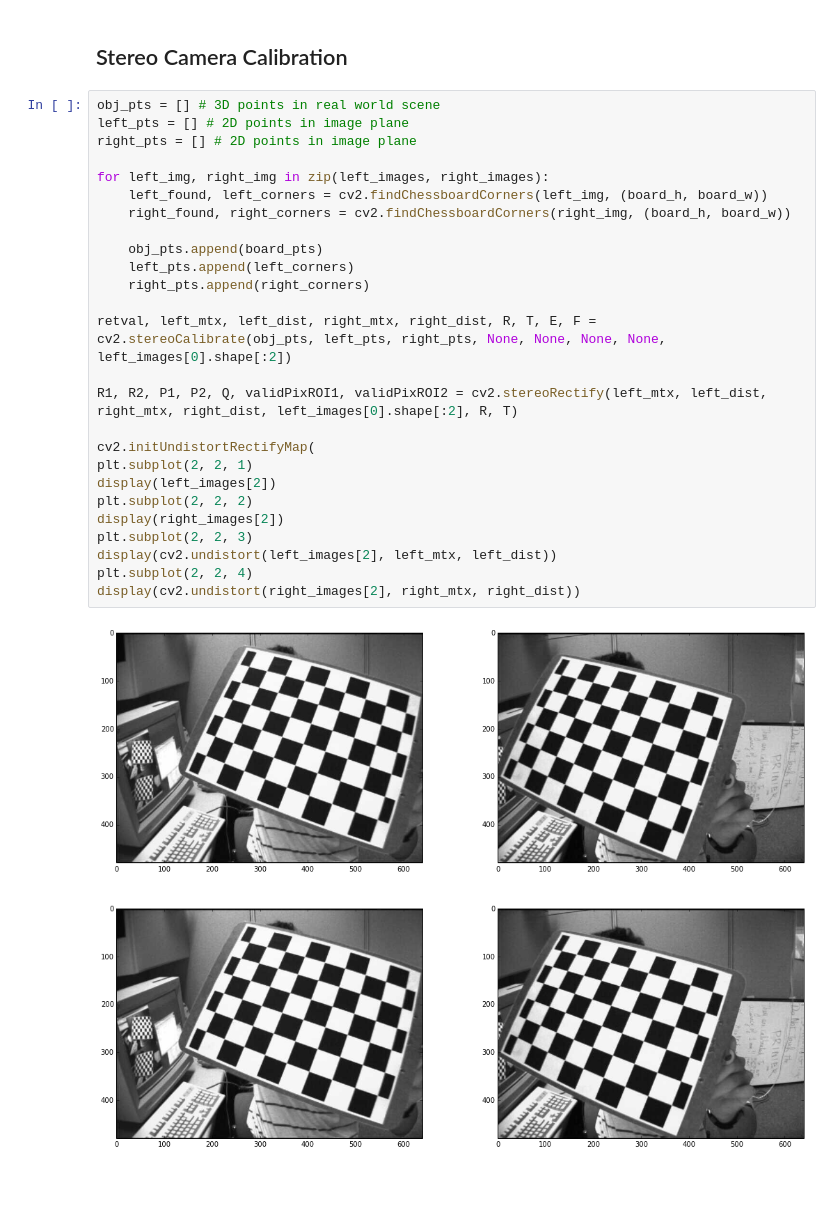
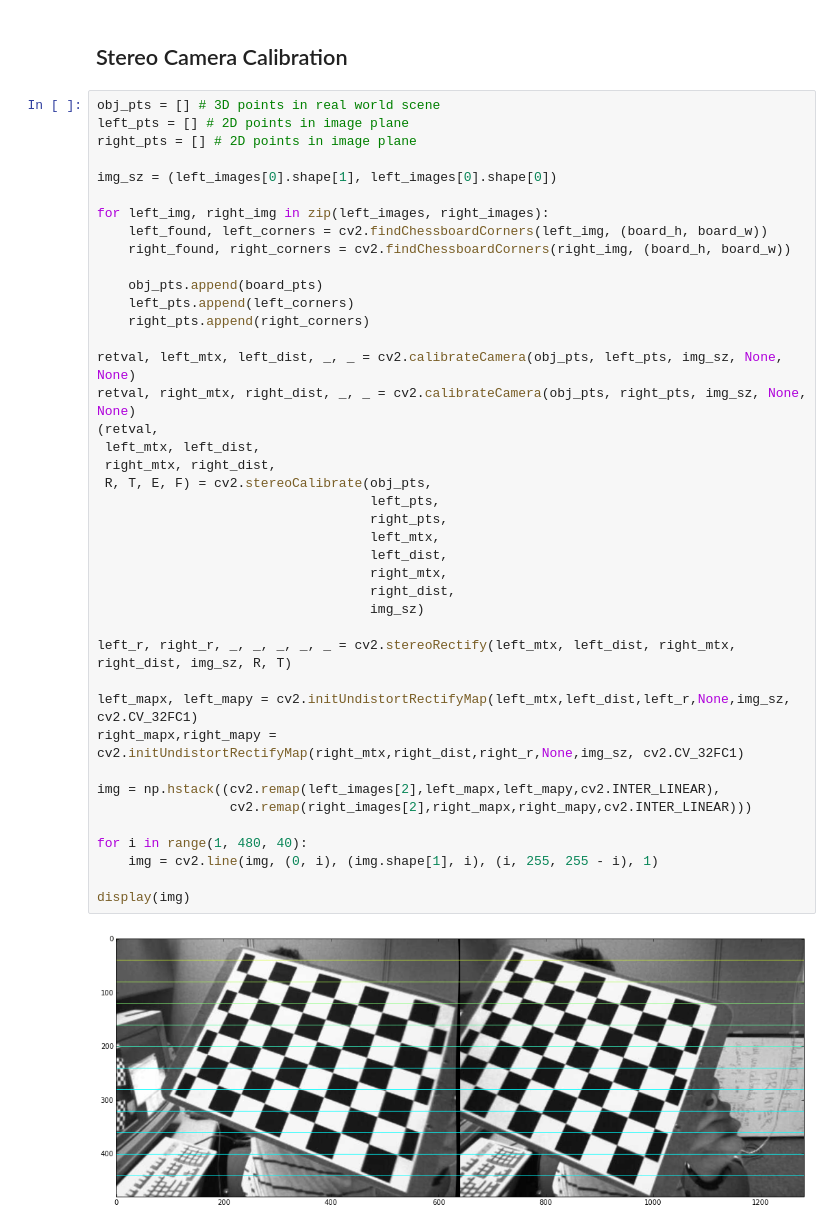
Before and after one commit to svepe/rss-demos, a Jupyter notebook: Camera Calibration.ipynb, the cells around one changed output. Saved outputs shown, nothing was run; the diff lists cells and outputs as text; blank space fills up the shorter version.

Commit message:
Finish the code for camera calibration

```diff
--- a/Camera Calibration.ipynb
+++ b/Camera Calibration.ipynb
@@ -84,28 +172,43 @@ display(undistorted_img)
 # %%
 obj_pts = [] # 3D points in real world scene
 left_pts = [] # 2D points in image plane
 right_pts = [] # 2D points in image plane
+
+img_sz = (left_images[0].shape[1], left_images[0].shape[0])
 
 for left_img, right_img in zip(left_images, right_images):
     left_found, left_corners = cv2.findChessboardCorners(left_img, (board_h, board_w))
     right_found, right_corners = cv2.findChessboardCorners(right_img, (board_h, board_w))
 
     obj_pts.append(board_pts)
     left_pts.append(left_corners)
     right_pts.append(right_corners)
 
-retval, left_mtx, left_dist, right_mtx, right_dist, R, T, E, F = cv2.stereoCalibrate(obj_pts, left_pts, right_pts, None, None, None, None, left_images[0].shape[:2])
+retval, left_mtx, left_dist, _, _ = cv2.calibrateCamera(obj_pts, left_pts, img_sz, None, None)
+retval, right_mtx, right_dist, _, _ = cv2.calibrateCamera(obj_pts, right_pts, img_sz, None, None)
+(retval,
+ left_mtx, left_dist,
+ right_mtx, right_dist,
+ R, T, E, F) = cv2.stereoCalibrate(obj_pts,
+                                   left_pts,
+                                   right_pts,
+                                   left_mtx,
+                                   left_dist,
+                                   right_mtx,
+                                   right_dist,
+                                   img_sz)
 
-R1, R2, P1, P2, Q, validPixROI1, validPixROI2 = cv2.stereoRectify(left_mtx, left_dist, right_mtx, right_dist, left_images[0].shape[:2], R, T)
+left_r, right_r, _, _, _, _, _ = cv2.stereoRectify(left_mtx, left_dist, right_mtx, right_dist, img_sz, R, T)
 
-cv2.initUndistortRectifyMap(
-plt.subplot(2, 2, 1)
-display(left_images[2])
-plt.subplot(2, 2, 2)
-display(right_images[2])
-plt.subplot(2, 2, 3)
-display(cv2.undistort(left_images[2], left_mtx, left_dist))
-plt.subplot(2, 2, 4)
-display(cv2.undistort(right_images[2], right_mtx, right_dist))
+left_mapx, left_mapy = cv2.initUndistortRectifyMap(left_mtx,left_dist,left_r,None,img_sz, cv2.CV_32FC1)
+right_mapx,right_mapy = cv2.initUndistortRectifyMap(right_mtx,right_dist,right_r,None,img_sz, cv2.CV_32FC1)
+
+img = np.hstack((cv2.remap(left_images[2],left_mapx,left_mapy,cv2.INTER_LINEAR),
+                 cv2.remap(right_images[2],right_mapx,right_mapy,cv2.INTER_LINEAR)))
+
+for i in range(1, 480, 40):
+    img = cv2.line(img, (0, i), (img.shape[1], i), (i, 255, 255 - i), 1)
+
+display(img)
 # %% [output]
-[figure, old version]
+[figure, new version]
```
Also changed, not shown: parts of 8 cells of this notebook.
